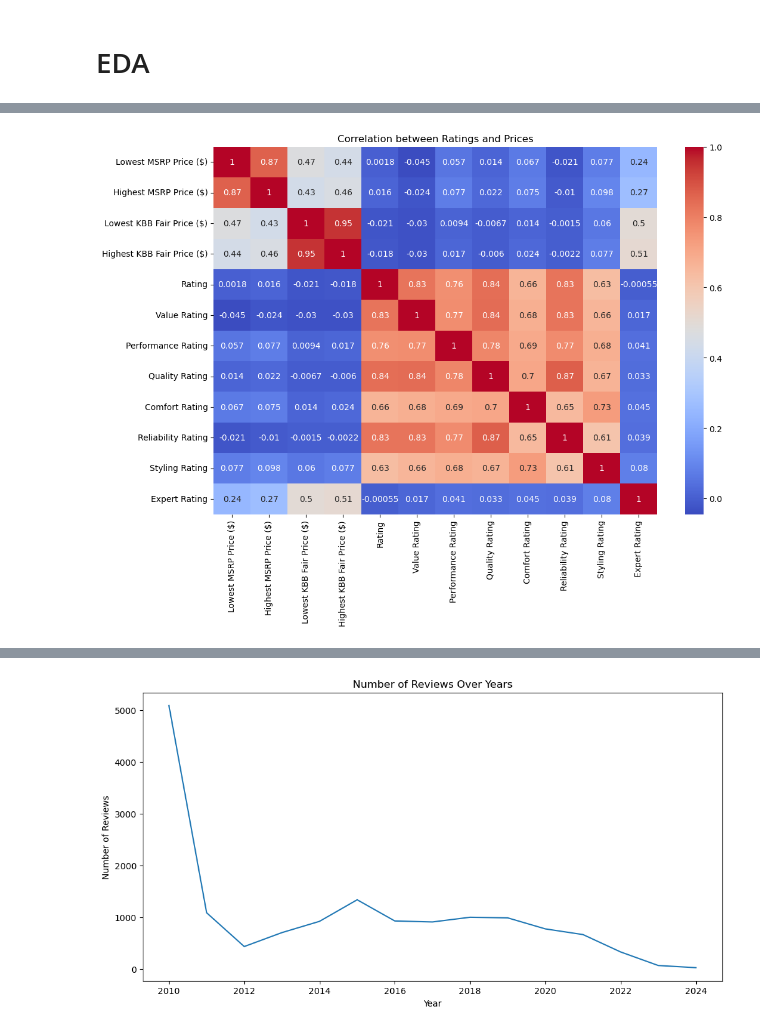
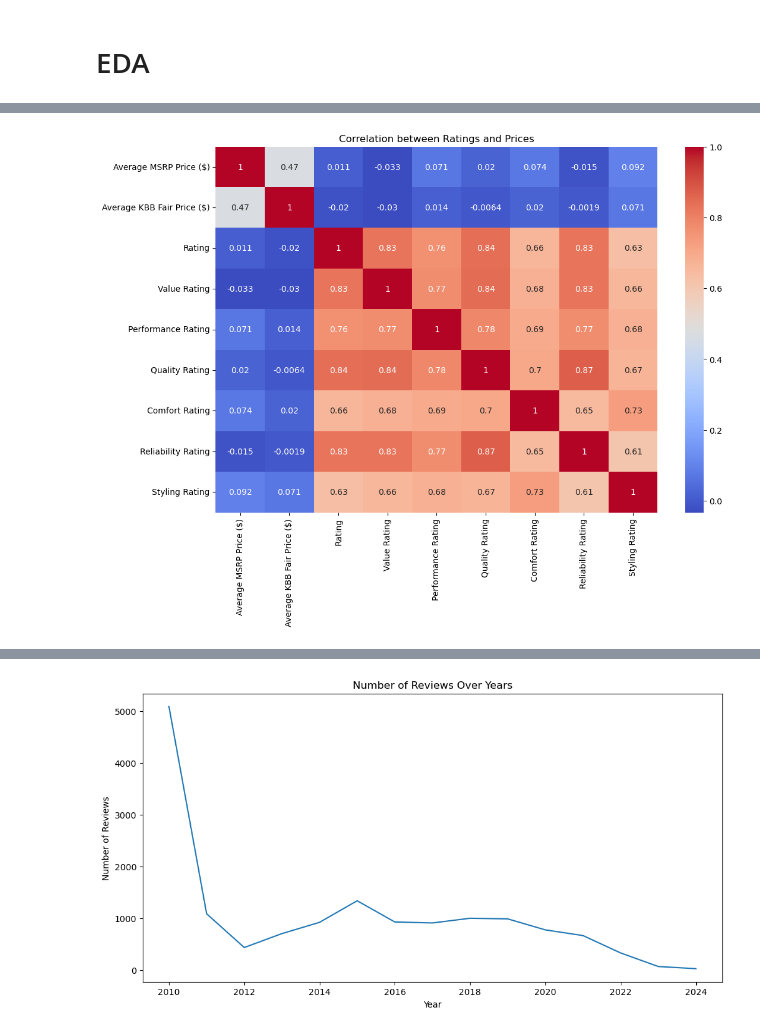
Before and after one commit to ethanrwong/Marketing-Analytics-Group-Project, a Jupyter notebook: EDA.ipynb, the cells around one changed output, grey strips where cells are left out. Drawn from its saved outputs; the diff is of its cells as text; code cells hidden in the pictures.

Commit message:
Exported Cleaned Car Data and Updated Visuals

```diff
--- a/EDA.ipynb
+++ b/EDA.ipynb
@@ -83,6 +83,9 @@ Lowest KBB Fair Price      0.00
 Highest KBB Fair Price     0.00
 dtype: float64
 # %%
+# Drop Certain Columns:
+df = df.drop(columns=['City MPG', 'Highway MPG', 'Expert Review', 'Expert Rating'])
+
 # Include Units in Column Names
 df = df.rename(columns={
     'Horsepower': 'Horsepower (hp)',
@@ -114,8 +117,7 @@ def extract_numeric(series):
 
 # List of columns to clean
 numeric_cols_with_units = ['Horsepower (hp)', 'Curb Weight (lbs)', 'Fuel Capacity (gallons)',
-                           'City MPG', 'Highway MPG', 'Combined MPG',
-                           'Lowest MSRP Price ($)', 'Highest MSRP Price ($)',
+                           'Combined MPG','Lowest MSRP Price ($)', 'Highest MSRP Price ($)',
                            'Lowest KBB Fair Price ($)', 'Highest KBB Fair Price ($)']
 
 # Clean and convert columns
@@ -141,20 +143,14 @@ def fill_mode(series):
 
 df['Recommended Fuel'] = df.groupby(['Model Full Name', 'Year'])['Recommended Fuel'].transform(fill_mode)
 
-# Identify correct order for each 'Model Full Name' and 'Year'
-correct_order = df.groupby(['Model Full Name', 'Year']).apply(
-    lambda group: (group['Lowest KBB Fair Price ($)'] < group['Highest KBB Fair Price ($)']).any()
-).reset_index(name='correct_order')
+# Calculate average MSRP and KBB Fair price values
+df['Average MSRP Price ($)'] = df.apply(lambda row: (row['Lowest MSRP Price ($)'] + row['Highest MSRP Price ($)']) / 2, axis=1)
+df['Average KBB Fair Price ($)'] = df.apply(lambda row: (row['Lowest KBB Fair Price ($)'] + row['Highest KBB Fair Price ($)']) / 2, axis=1)
 
-# Merge the correct order back to the original dataframe
-df = df.merge(correct_order, on=['Model Full Name', 'Year'])
+# Drop the lowest and highest MSRP and KBB Fair price columns
+df = df.drop(columns=['Lowest MSRP Price ($)', 'Highest MSRP Price ($)', 'Lowest KBB Fair Price ($)', 'Highest KBB Fair Price ($)'])
 
-# Adjust incorrect rows based on the correct order
-incorrect_rows = (df['Lowest KBB Fair Price ($)'] > df['Highest KBB Fair Price ($)']) & df['correct_order']
-df.loc[incorrect_rows, ['Lowest KBB Fair Price ($)', 'Highest KBB Fair Price ($)']] = df.loc[incorrect_rows, ['Highest KBB Fair Price ($)', 'Lowest KBB Fair Price ($)']].values
-
-# Drop the 'correct_order' column as it's no longer needed
-df = df.drop(columns=['correct_order'])
+df.to_csv('cleaned_car_data.csv')
 
 df.head()
 # %% [output]
@@ -224,9 +207,8 @@ dtype: object
 # %%
 # List of numerical columns to check for outliers
 numerical_cols = ['Rating', 'Value Rating', 'Performance Rating', 'Quality Rating', 'Comfort Rating',
-                  'Reliability Rating', 'Styling Rating','Horsepower (hp)', 'Curb Weight (lbs)', 'City MPG',
-                  'Highway MPG','Combined MPG', 'Fuel Capacity (gallons)', 'Lowest MSRP Price ($)',
-                  'Highest MSRP Price ($)','Lowest KBB Fair Price ($)', 'Highest KBB Fair Price ($)']
+                  'Reliability Rating', 'Styling Rating','Horsepower (hp)', 'Curb Weight (lbs)','Combined MPG',
+                  'Fuel Capacity (gallons)', 'Average MSRP Price ($)','Average KBB Fair Price ($)']
 
 # Box plots to visualize outliers
 for col in numerical_cols:
@@ -261,9 +282,9 @@ plt.title('Correlation Matrix')
 plt.show()
 
 # Look at correlations between ratings and prices
-price_cols = ['Lowest MSRP Price ($)', 'Highest MSRP Price ($)', 'Lowest KBB Fair Price ($)', 'Highest KBB Fair Price ($)']
+price_cols = ['Average MSRP Price ($)', 'Average KBB Fair Price ($)']
 rating_cols = ['Rating', 'Value Rating', 'Performance Rating', 'Quality Rating',
-               'Comfort Rating', 'Reliability Rating', 'Styling Rating', 'Expert Rating']
+               'Comfort Rating', 'Reliability Rating', 'Styling Rating']
 
 # Create a subset for these columns
 corr_subset = df[price_cols + rating_cols].corr()
@@ -278,4 +299,4 @@ plt.show()
-[figure, old version]
+[figure, new version]
 # %%
 # Scatter plots for each rating vs. Lowest MSRP Price
 for rating_col in rating_cols:
```
Also changed, not shown: parts of 20 cells of this notebook, 1 other file.
